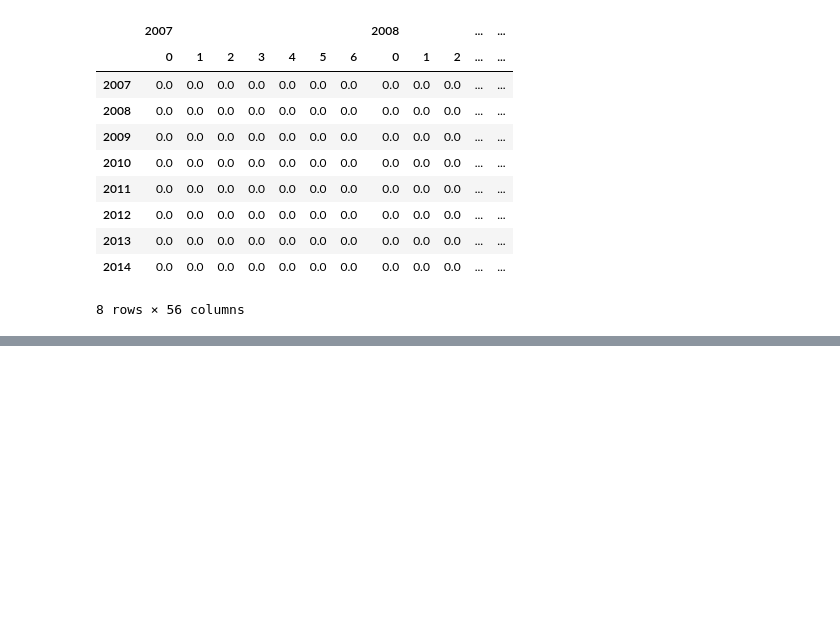
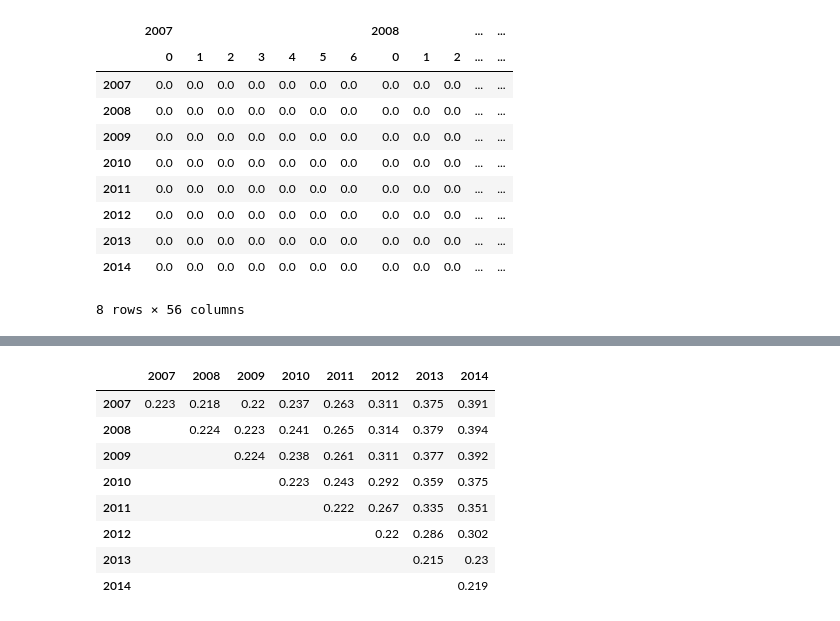
Before and after one commit to Dionidgy/ML, a Jupyter notebook: lifelong/lifelong_exp.ipynb, the cells around one changed output, grey strips where cells are left out. Saved outputs shown, nothing was run; the diff lists cells and outputs as text; code cells hidden in the pictures; blank space fills up the shorter version.

```diff
--- a/lifelong/lifelong_exp.ipynb
+++ b/lifelong/lifelong_exp.ipynb
@@ -224,0 +258,24 @@ ur_style
+# %%
+df_ks_mean = pd.DataFrame(np.zeros([2015-2007, 2015-2007]), index=range(2007, 2015), columns=range(2007, 2015))
+
+for year_train in range(2007, 2015):
+    for year_test in range(year_train, 2015):
+        df_ks_mean.loc[year_train][year_test] = df_ks.loc[year_train][year_test].mean()
+
+df_ks_mean[df_ks_mean.eq(0)] = np.nan
+ur_style = (df_ks_mean
+            .style
+            .background_gradient(cmap='Greens', axis=0)
+            .highlight_null('white')
+            .format("{:.3}", na_rep=""))
+ur_style
+# %% [output]
+|  | 2007 | 2008 | 2009 | 2010 | 2011 | 2012 | 2013 | 2014 |
+| 2007 | 0.223 | 0.218 | 0.22 | 0.237 | 0.263 | 0.311 | 0.375 | 0.391 |
+| 2008 |  | 0.224 | 0.223 | 0.241 | 0.265 | 0.314 | 0.379 | 0.394 |
+| 2009 |  |  | 0.224 | 0.238 | 0.261 | 0.311 | 0.377 | 0.392 |
+| 2010 |  |  |  | 0.223 | 0.243 | 0.292 | 0.359 | 0.375 |
+| 2011 |  |  |  |  | 0.222 | 0.267 | 0.335 | 0.351 |
+| 2012 |  |  |  |  |  | 0.22 | 0.286 | 0.302 |
+| 2013 |  |  |  |  |  |  | 0.215 | 0.23 |
+| 2014 |  |  |  |  |  |  |  | 0.219 |
```
Also changed, not shown: parts of 9 cells of this notebook.
